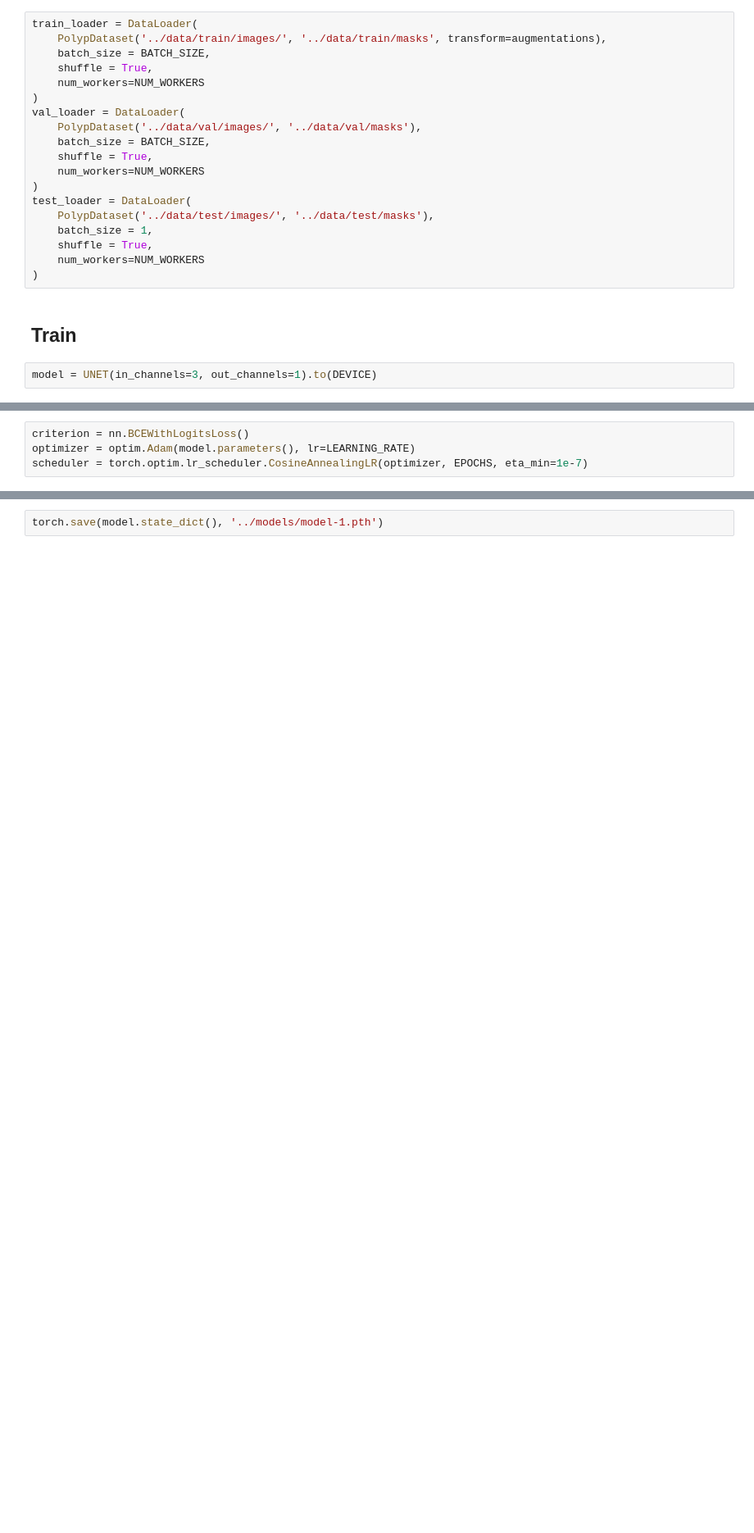
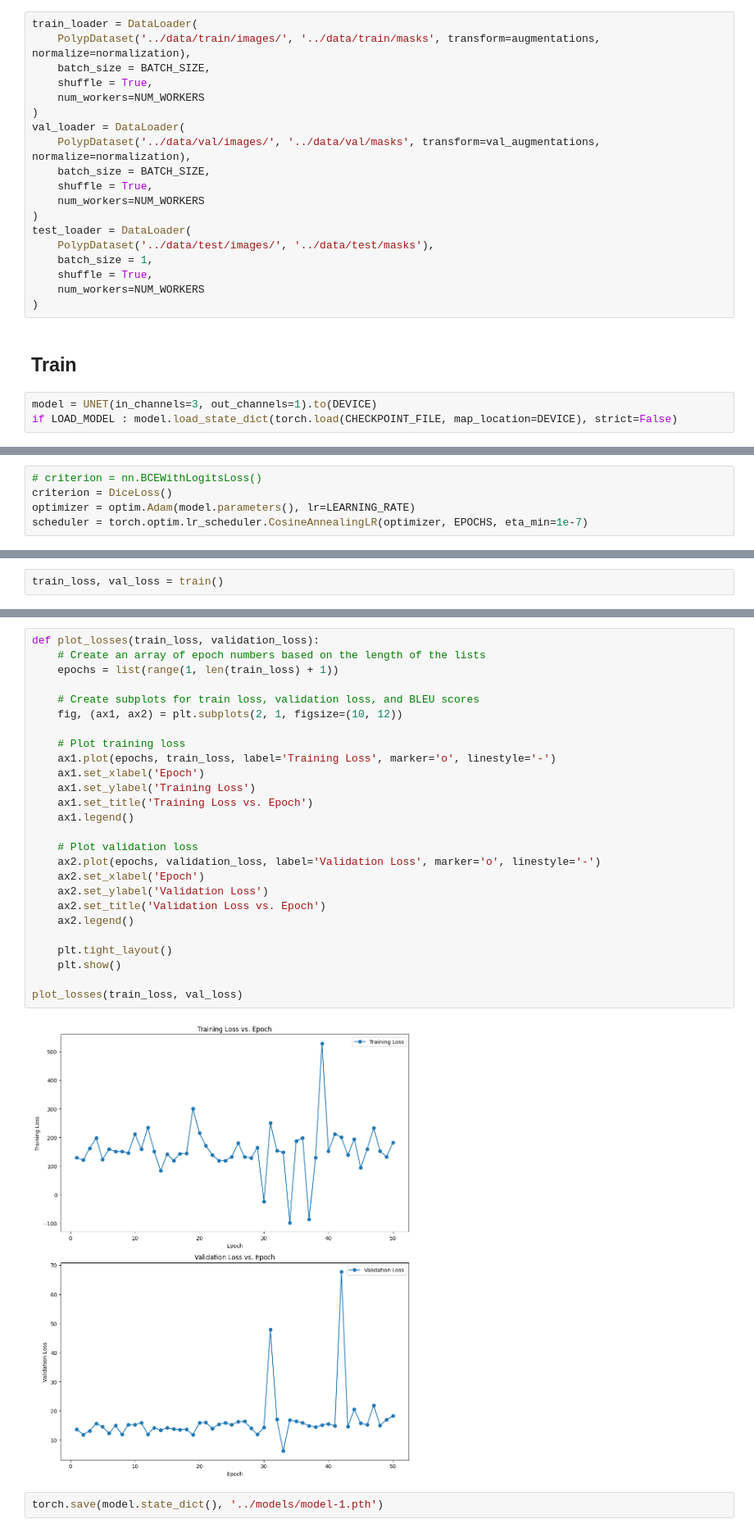
Before and after one commit to anshuman-8/Gastrointestinal-Polyp-Segmentation, a Jupyter notebook: notebook/polyp-segmentation.ipynb, the cells around one changed output, grey strips where cells are left out. Shown: that part at 82% size. Saved outputs shown, nothing was run; the diff lists cells and outputs as text; blank space fills up the shorter version.

Commit message:
validation added+minor changes

```diff
--- a/notebook/polyp-segmentation.ipynb
+++ b/notebook/polyp-segmentation.ipynb
@@ -160,13 +168,13 @@ augmentations = ATransforms.Compose([
 ])
 # %%
 train_loader = DataLoader(
-    PolypDataset('../data/train/images/', '../data/train/masks', transform=augmentations),
+    PolypDataset('../data/train/images/', '../data/train/masks', transform=augmentations, normalize=normalization),
     batch_size = BATCH_SIZE,
     shuffle = True,
     num_workers=NUM_WORKERS
 )
 val_loader = DataLoader(
-    PolypDataset('../data/val/images/', '../data/val/masks'),
+    PolypDataset('../data/val/images/', '../data/val/masks', transform=val_augmentations, normalize=normalization),
     batch_size = BATCH_SIZE,
     shuffle = True,
     num_workers=NUM_WORKERS
@@ -181,3 +189,4 @@ test_loader = DataLoader(
 ## Train
 # %%
 model = UNET(in_channels=3, out_channels=1).to(DEVICE)
+if LOAD_MODEL : model.load_state_dict(torch.load(CHECKPOINT_FILE, map_location=DEVICE), strict=False)
@@ -184,5 +213,6 @@ model = UNET(in_channels=3, out_channels=1).to(DEVICE)
 # %%
-criterion = nn.BCEWithLogitsLoss()
+# criterion = nn.BCEWithLogitsLoss()
+criterion = DiceLoss()
 optimizer = optim.Adam(model.parameters(), lr=LEARNING_RATE)
 scheduler = torch.optim.lr_scheduler.CosineAnnealingLR(optimizer, EPOCHS, eta_min=1e-7)
 # %%
@@ -241,0 +255,2 @@ Epoch 12/100
+# %%
+train_loss, val_loss = train()
@@ -242,2 +293,30 @@ Epoch 12/100
+# %%
+def plot_losses(train_loss, validation_loss):
+    # Create an array of epoch numbers based on the length of the lists
+    epochs = list(range(1, len(train_loss) + 1))
+
+    # Create subplots for train loss, validation loss, and BLEU scores
+    fig, (ax1, ax2) = plt.subplots(2, 1, figsize=(10, 12))
+
+    # Plot training loss
+    ax1.plot(epochs, train_loss, label='Training Loss', marker='o', linestyle='-')
+    ax1.set_xlabel('Epoch')
+    ax1.set_ylabel('Training Loss')
+    ax1.set_title('Training Loss vs. Epoch')
+    ax1.legend()
+
+    # Plot validation loss
+    ax2.plot(epochs, validation_loss, label='Validation Loss', marker='o', linestyle='-')
+    ax2.set_xlabel('Epoch')
+    ax2.set_ylabel('Validation Loss')
+    ax2.set_title('Validation Loss vs. Epoch')
+    ax2.legend()
+
+    plt.tight_layout()
+    plt.show()
+
+plot_losses(train_loss, val_loss)
+# %% [output]
+[figure, added]
 # %%
 torch.save(model.state_dict(), '../models/model-1.pth')
```
Also changed, not shown: parts of 9 cells of this notebook, 2 other files.
